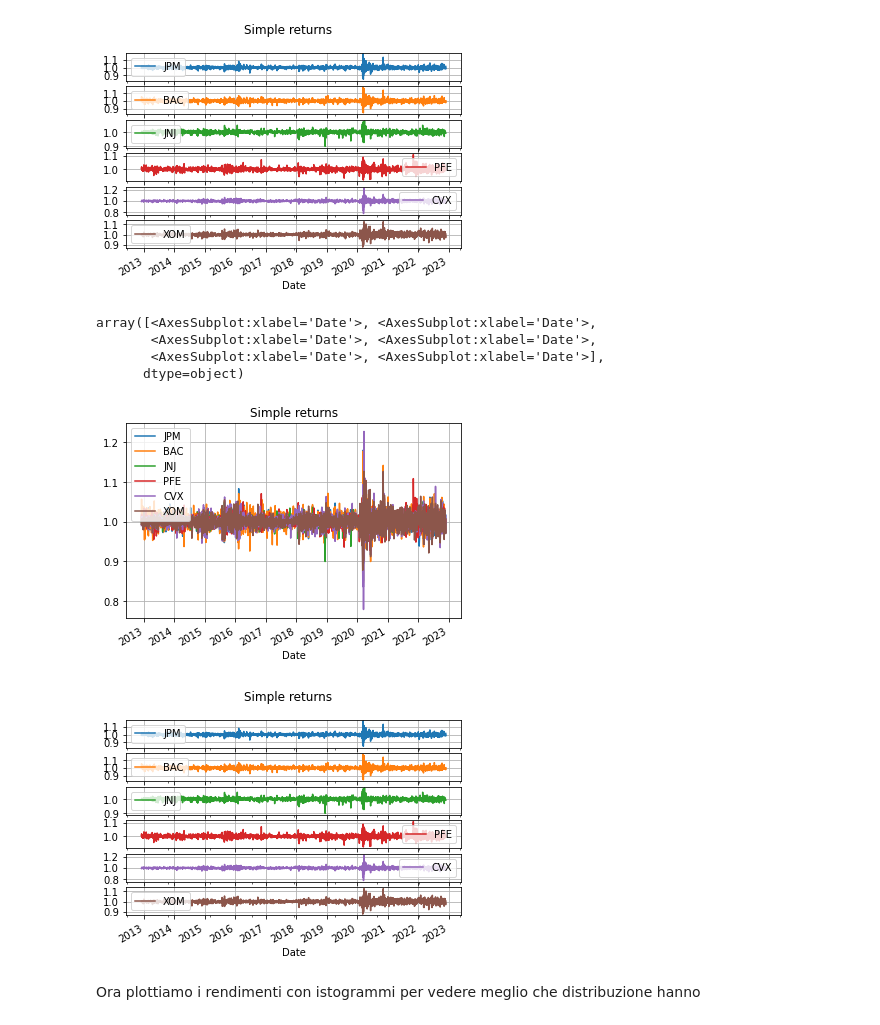
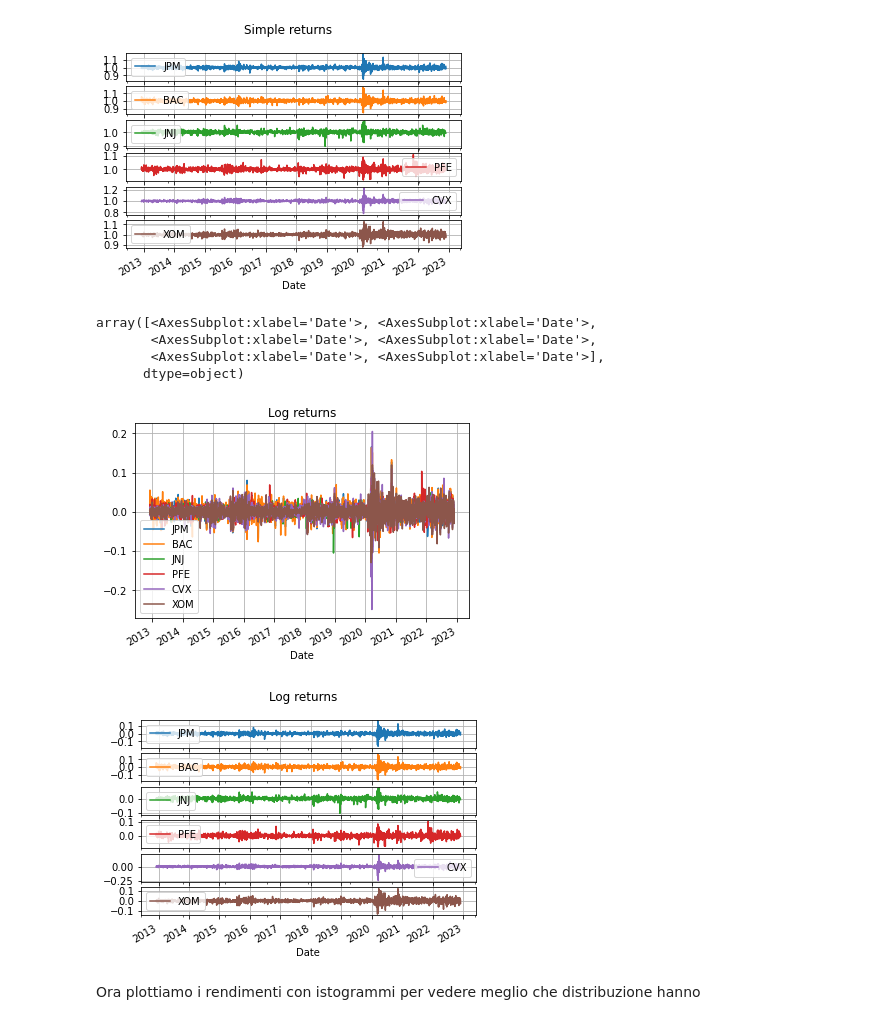
Before and after one commit to michelebanfi/business-intelligence, a Jupyter notebook: BanfiMichele869294.ipynb, the cells around one changed output. Drawn from its saved outputs; the diff is of its cells as text; code cells hidden in the pictures.

```diff
--- a/BanfiMichele869294.ipynb
+++ b/BanfiMichele869294.ipynb
@@ -240,15 +246,15 @@ array([<AxesSubplot:xlabel='Date'>, <AxesSubplot:xlabel='Date'>,
 [figure]
 # %%
 #Plot market Logarithmic returns
-rsMarket.plot(grid=True, title="Simple returns")
-rsMarket.plot(grid=True, title="Simple returns", subplots=True)
+rlMarket.plot(grid=True, title="Log returns")
+rlMarket.plot(grid=True, title="Log returns", subplots=True)
 # %% [output]
 array([<AxesSubplot:xlabel='Date'>, <AxesSubplot:xlabel='Date'>,
        <AxesSubplot:xlabel='Date'>, <AxesSubplot:xlabel='Date'>,
        <AxesSubplot:xlabel='Date'>, <AxesSubplot:xlabel='Date'>],
       dtype=object)
-[figure, old version]
+[figure, new version]
-[figure, old version]
+[figure, new version]
 # %% [markdown]
 Ora plottiamo i rendimenti con istogrammi per vedere meglio che distribuzione hanno
 # %%
```
Also changed, not shown: parts of 58 cells of this notebook, 1 other file.
